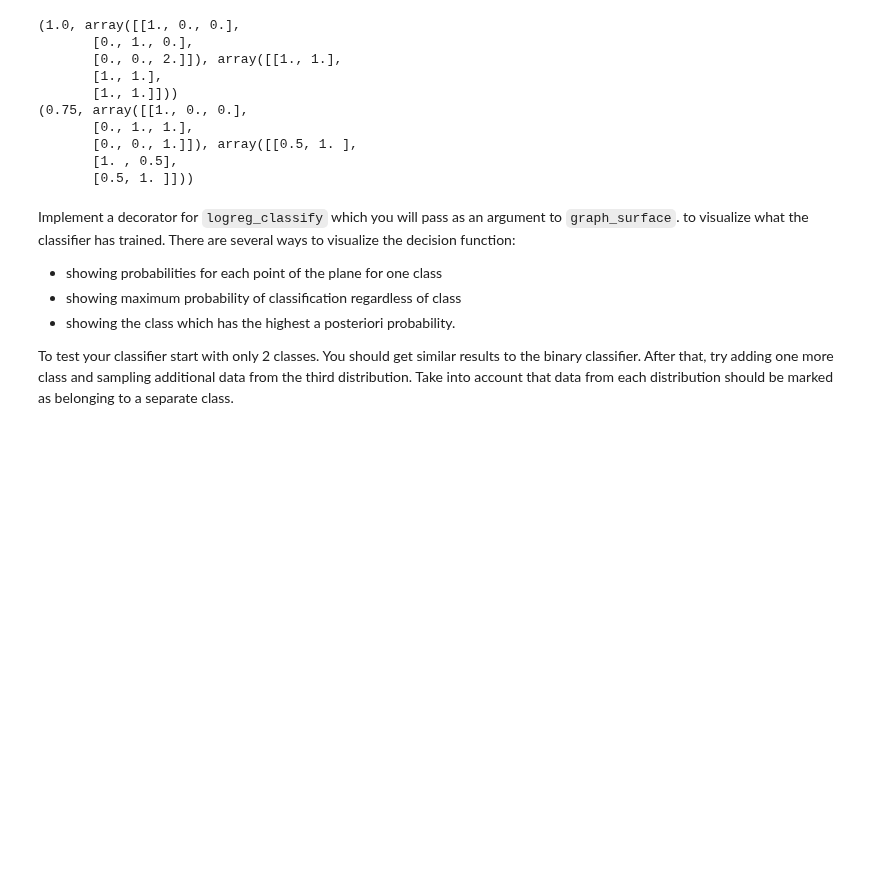
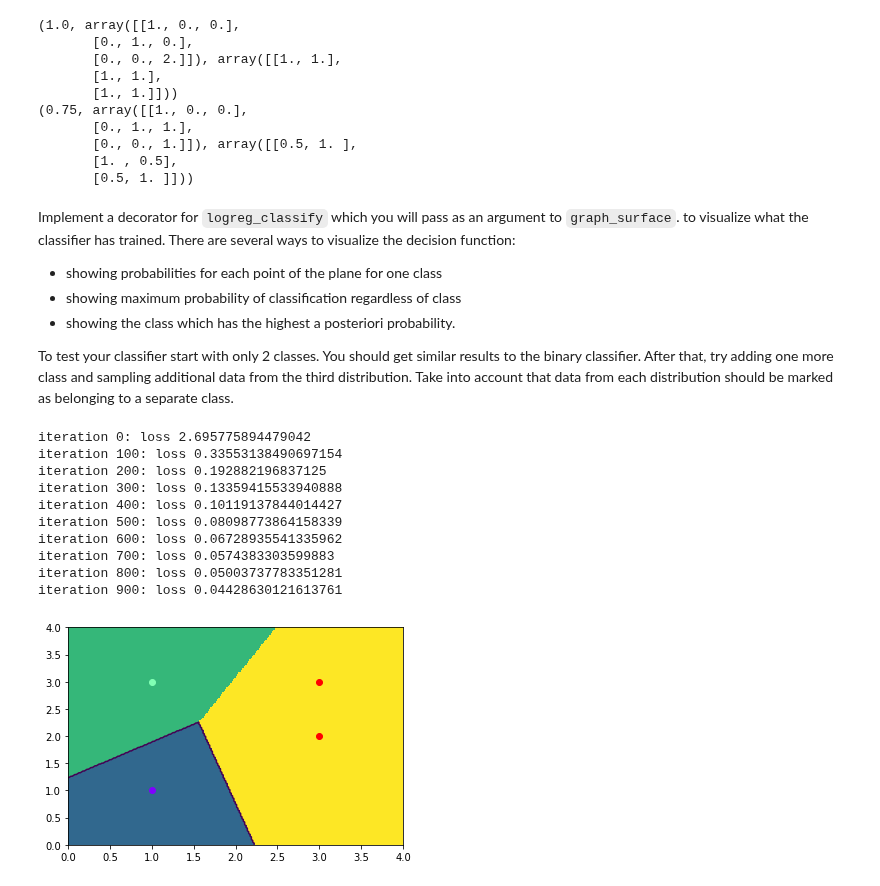
Before and after one commit to lstolcman/deep-learning, a Jupyter notebook: lab0/lab0.ipynb, the cells around one changed output. Drawn from its saved outputs; the diff is of its cells as text; code cells hidden in the pictures; blank space fills up the shorter version.

```diff
--- a/lab0/lab0.ipynb
+++ b/lab0/lab0.ipynb
@@ -646,29 +646,45 @@ To test your classifier start with only 2 classes. You should get similar result
 # %%
 
 def logreg_decfun(X, W, b):
     def classify(X):
         return logreg_classify(X, W, b).argmax(axis=1)
     return classify
 
 
 # instantiate the dataset
 np.random.seed(110)
 #X, Y_ = sample_gauss_2d(3, 1)
 X=np.array([[1,3],[1,1],[3,2], [3,3]]);Y_=np.array([1,0,2,2])
 #X=np.array([[1,1],[2,2]]);Y_=np.array([1,0])
 
 # train the logistic regression model
 w, b = logreg_train(X, Y_, param_niter=1000)
 
 probs = logreg_classify(X, w, b)
 Y = np.argmax(probs, axis=1)
 
 # graph the decision surface
 decfun = logreg_decfun(X, w, b)
-bbox=(np.min(X, axis=0), np.max(X, axis=0))
+bbox=(np.min(X-1, axis=0), np.max(X+1, axis=0))
 
+
+# assign one color to each class
+import matplotlib
+colors = matplotlib.cm.rainbow(np.linspace(0, 1, len(np.bincount(Y_))))
 graph_surface(decfun, bbox, offset=0.5)
-for p in X:
-    plt.scatter(p[0], p[1])
+for i, p in enumerate(X):
+    plt.scatter(p[0], p[1], color=colors[Y[i]])
 
 plt.show()
+# %% [output]
+iteration 0: loss 2.695775894479042
+iteration 100: loss 0.33553138490697154
+iteration 200: loss 0.192882196837125
+iteration 300: loss 0.13359415533940888
+iteration 400: loss 0.10119137844014427
+iteration 500: loss 0.08098773864158339
+iteration 600: loss 0.06728935541335962
+iteration 700: loss 0.0574383303599883
+iteration 800: loss 0.05003737783351281
+iteration 900: loss 0.04428630121613761
+[figure, added]
```
Also changed, not shown: 1 other file.
